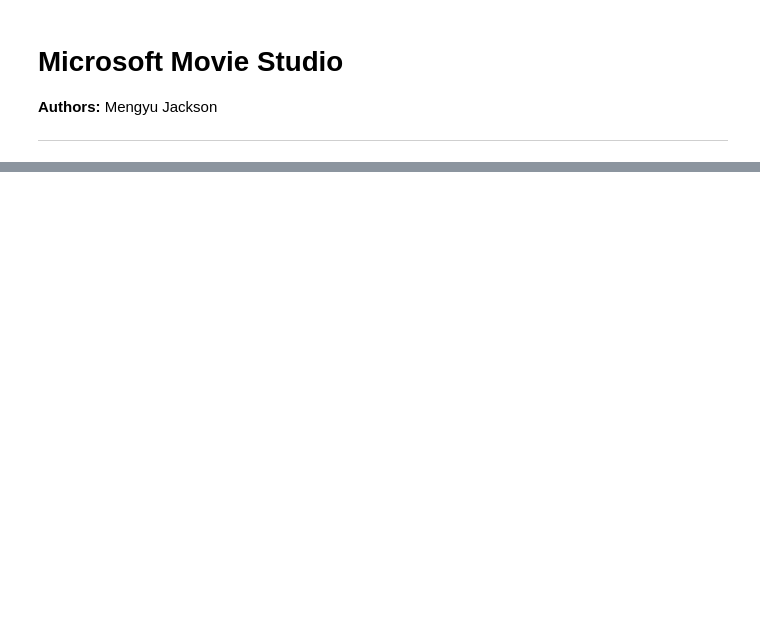
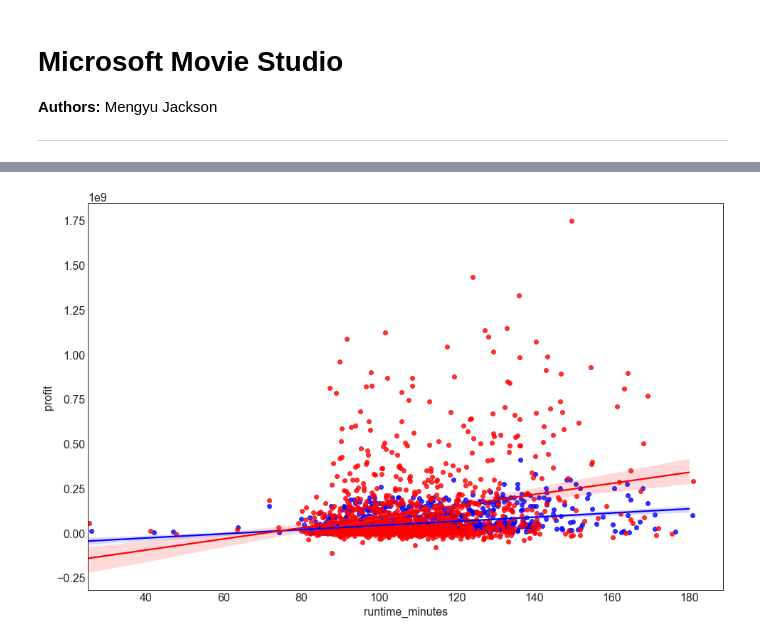
Before and after one commit to mengyujackson121/MicrosoftMovieStudio, a Jupyter notebook: dsc-phase1-project-MengyuJ.ipynb, the cells around one changed output, grey strips where cells are left out. Saved outputs shown, nothing was run; the diff lists cells and outputs as text; code cells hidden in the pictures; blank space fills up the shorter version.

```diff
--- a/dsc-phase1-project-MengyuJ.ipynb
+++ b/dsc-phase1-project-MengyuJ.ipynb
@@ -445,0 +163,7 @@ Questions to consider:
+# %%
+# Questions? Why does shorter runtime mean higher ROI?
+# Hypothesis: Lower cost for shorter movies; similar profit.
+viz.cost(cleaned_data)
+# Result: Smaller movies do have lower cost, but also have lower profit.
+# %% [output]
+[figure, added]
```
Also changed, not shown: parts of 62 cells of this notebook, 10 other files.
